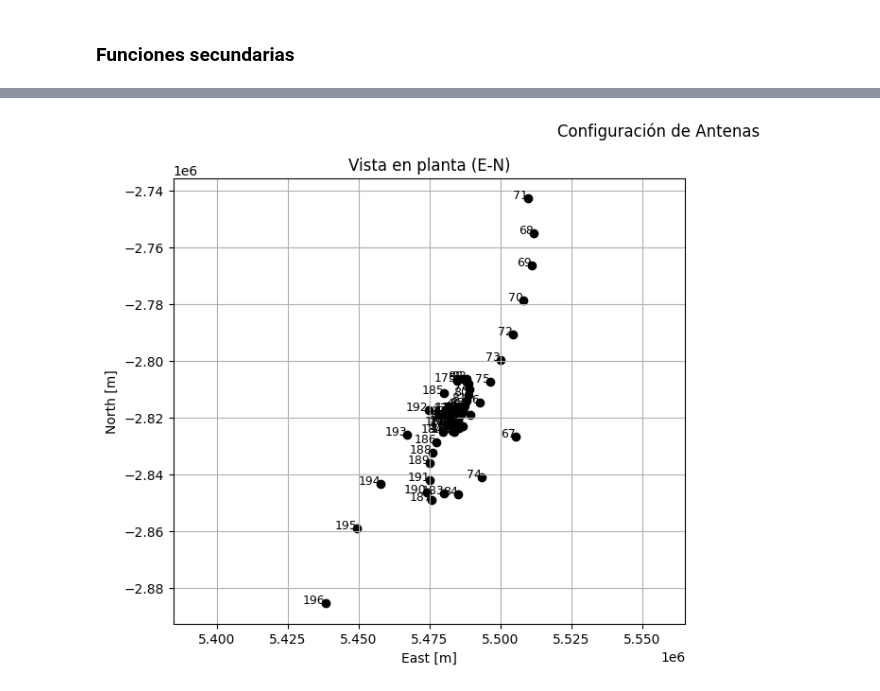
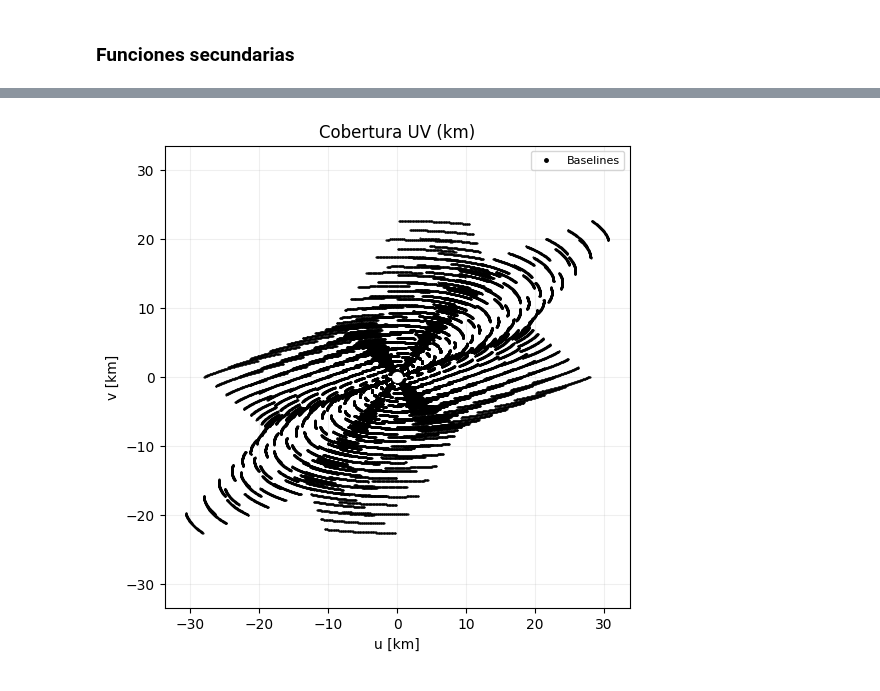
Before and after one commit to Mieres7/RadioInterferometry, a Jupyter notebook: lab1/laboratory1.ipynb, the cells around one changed output, grey strips where cells are left out. Cells and saved outputs as stored; diff of their text form; code cells hidden in the pictures.

```diff
--- a/lab1/laboratory1.ipynb
+++ b/lab1/laboratory1.ipynb
@@ -424,0 +502,8 @@ def eq_to_uvw_array(H_array, delta, r_eq):
+# %%
+# 3. Transformacion baseline -> alt, az (Horizontales) -> XYZ (Ecuatoriales)
+alt, az = enu_to_altaz(baselines_enu.T, rad=True)
+r_eq = hor_to_eq(baselines_enu, alt, az, phi=latitude)
+
+print("Altitud: ", alt.shape)
+print("Azimut: ", az.shape)
+print("XYZ: ", r_eq.shape)
@@ -425,30 +530,15 @@ def eq_to_uvw_array(H_array, delta, r_eq):
 # %%
-# 1. Leer antenas y obtener baselines
+# 4. Transformación XYZ -> uvw
 
-centro = np.array([ 837.35156666, -413.38164879,  -62.61610241])
+# Delta fijo -> Sirius
+sirius_dec = catalog["Sirius"]['Dec']
+delta0 = ra_dec_to_radians(sirius_dec, is_ra=False)
 
-enu = read_cfg_to_enu("../antenna_arrays/meerkat.cfg", array_center=centro)
-baselines_enu = baselines(enu.T)
+# Rango de horas angulo
+# H = H_range(-13, 6, 100)
 
-# 2. Convertir a alt-az → ecuatorial
-alt, az = enu_to_altaz(baselines_enu.T, rad=True)
-
-r_eq = hor_to_eq(baselines_enu, alt, az, phi=-33.45)
-
-
-# Supongamos que ya tenés:
-# r_eq.shape = (1806, 3)
-delta0 = 0.983143967648406  # declinación fija
-
-H_hours = np.linspace(-13, 3, 1000)
-H = np.deg2rad(H_hours * 15)
-
-print("H", len(H))
-
+# Obtención muestreo
 uvw = eq_to_uvw_array(H, delta0, r_eq)
 
-print(uvw.shape)
-# (1806, 49, 3)
-
-plot_uv_coverage(uvw, show_symmetry=False, unit="m", center_size=25, color="black")
+print("uvw:", uvw.shape)
 # %% [output]
@@ -463,4 +546,5 @@ H 1000
 # %%
-plot_antennas(enu.T)
+# 5. Gráfico uvw
+plot_uv_coverage(uvw, unit='km', show_center=True, show_symmetry=False, color='black')
 # %% [output]
-[figure, old version]
+[figure, new version]
```
Also changed, not shown: parts of 11 cells of this notebook, 2 other files.
